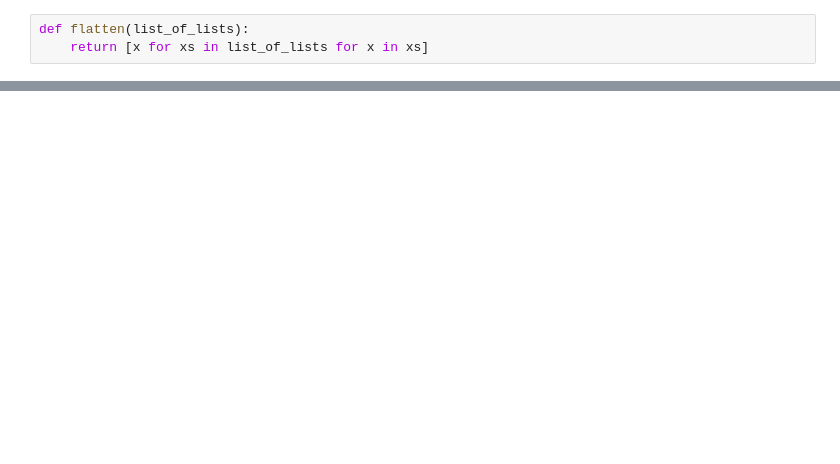
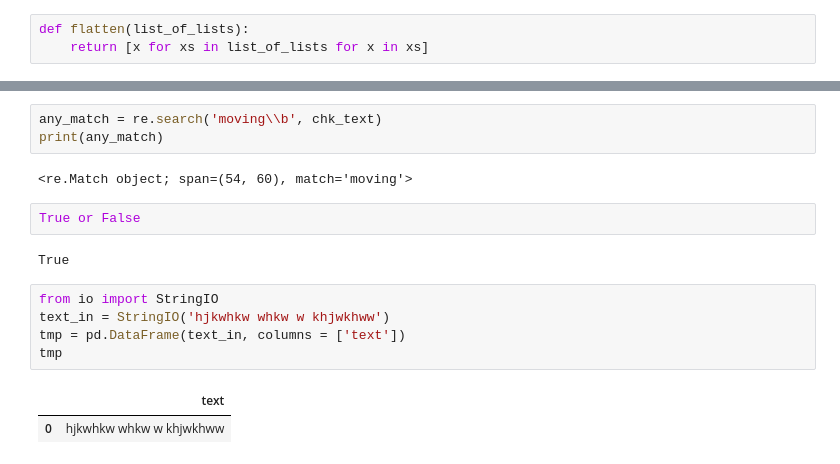
Before and after one commit to 3minuterecord/safety_report_topic_classification, a Jupyter notebook: rough_work.ipynb, the cells around one changed output, grey strips where cells are left out. Cells and saved outputs as stored; diff of their text form; blank space fills up the shorter version.

```diff
--- a/rough_work.ipynb
+++ b/rough_work.ipynb
@@ -1676,0 +1172,17 @@ Name: text, Length: 27157, dtype: object
+# %%
+any_match = re.search('moving\\b', chk_text)
+print(any_match)
+# %% [output]
+<re.Match object; span=(54, 60), match='moving'>
+# %%
+True or False
+# %% [output]
+True
+# %%
+from io import StringIO
+text_in = StringIO('hjkwhkw whkw w khjwkhww')
+tmp = pd.DataFrame(text_in, columns = ['text'])
+tmp
+# %% [output]
+|  | text |
+| 0 | hjkwhkw whkw w khjwkhww |
```
Also changed, not shown: parts of 188 cells of this notebook, 7 other files.
